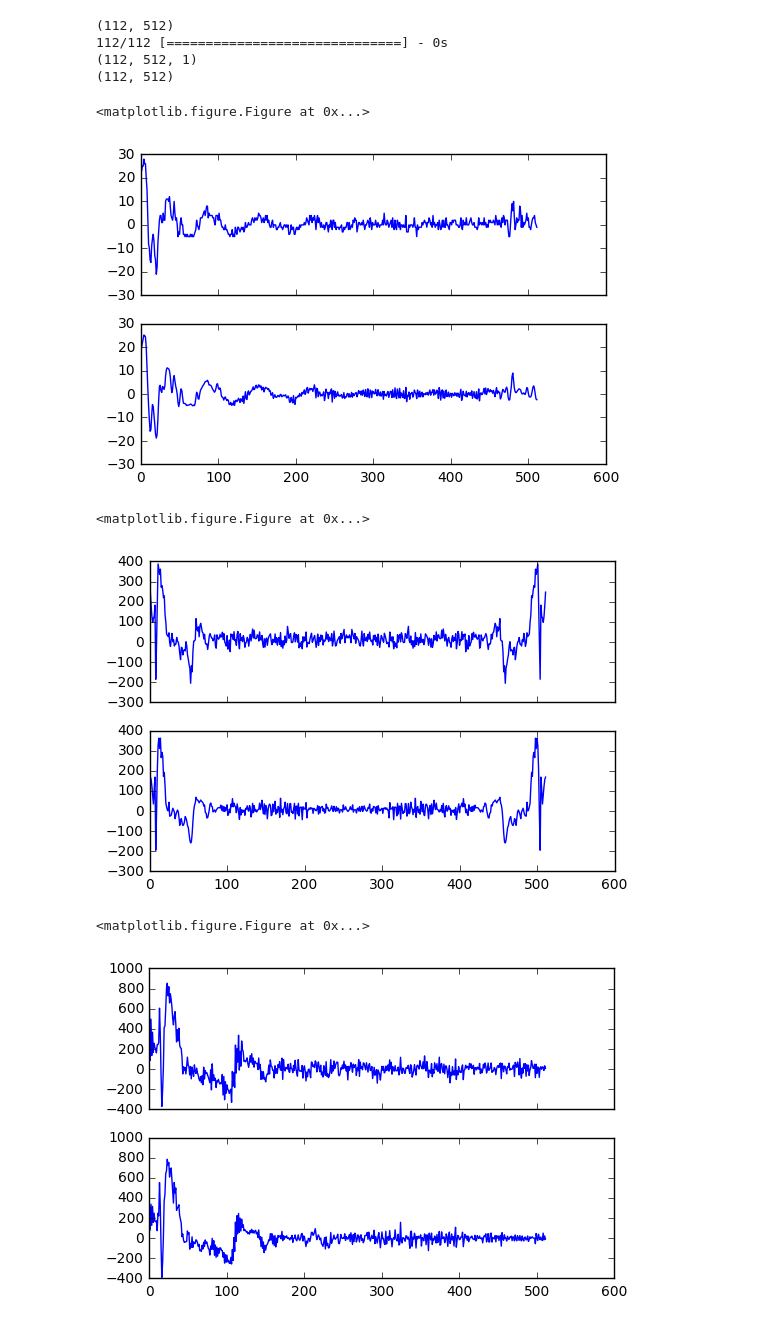
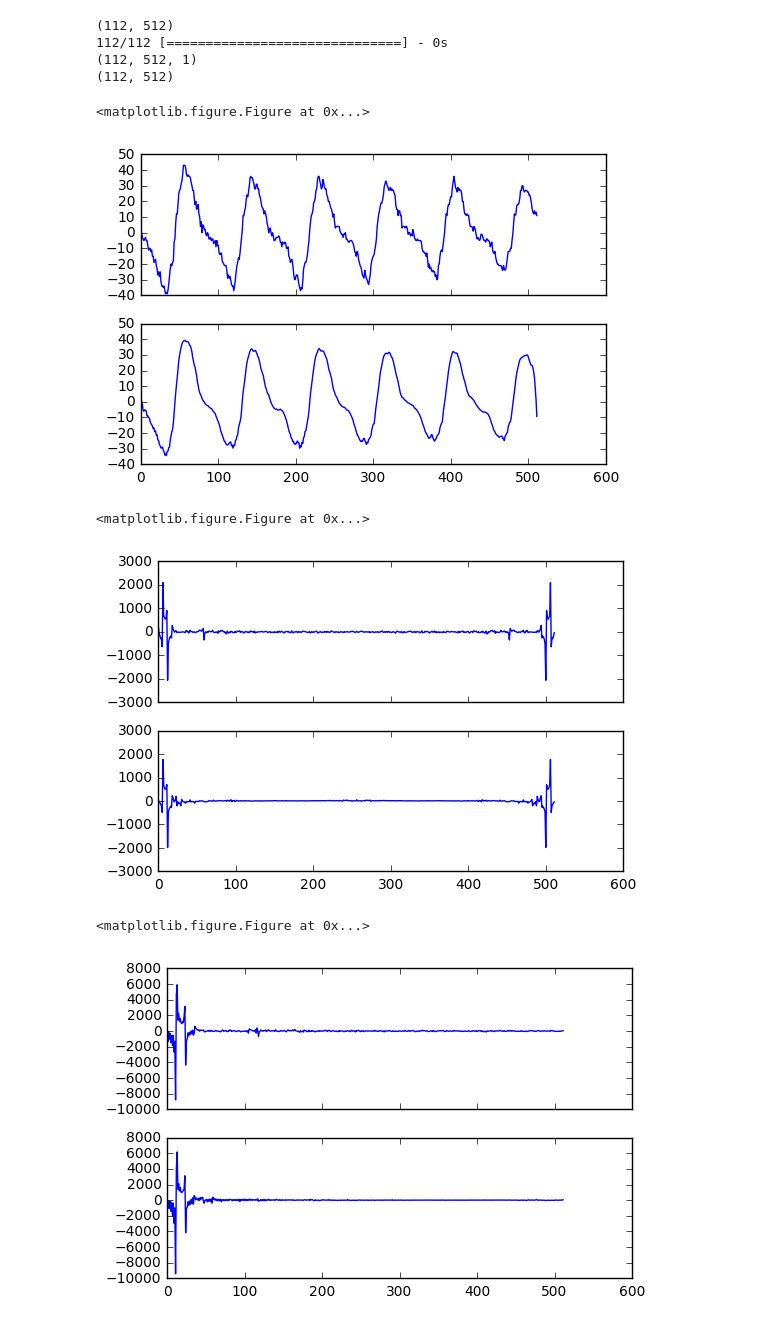
Before and after one commit to sri-kankanahalli/autoencoder-speech-compression, a Jupyter notebook: Regression Autoencoder.ipynb, the cells around one changed output. Saved outputs shown, nothing was run; the diff lists cells and outputs as text; code cells hidden in the pictures.

```diff
--- a/Regression Autoencoder.ipynb
+++ b/Regression Autoencoder.ipynb
@@ -456,0 +424,25 @@ print T.mean(T.sqr(dct_pred - dct_true), axis = 1).eval()
+# %%
+# test phase shift operation from Shi et al. (2016) in 1D
+batch = []
+
+for i in xrange(0, 2):
+    n4 = []
+
+    for j in xrange(0, 8):
+        filt = []
+        for k in xrange(0, 8):
+            filt.append(i * 32 + j * 8 + k)
+        n4.append(filt)
+
+    batch.append(n4)
+
+batch = K.variable(np.array(batch))
+print batch.shape.eval()
+print batch.eval()
+
+n = 2
+x = T.reshape(batch, (batch.shape[0], batch.shape[1], batch.shape[2] / n, n))
+x = T.transpose(x, (0, 1, 3, 2))
+x = T.reshape(x, (batch.shape[0], batch.shape[1] * n, batch.shape[2] / n))
+print x.shape.eval()
+print x.eval()
@@ -834,7 +805,7 @@ def autoencoderTest(waveFilename, prefix, autoencoder, verbose = True):
     desired = unpreprocessWindows(transformed, tparams)
     desired = reconstructFromWindows(desired, OVERLAP_SIZE, OVERLAP_FUNC)
     desired = unpreprocessWaveform(desired, wparams)
-    sciwav.write(prefix + "desired.wav", rate, desired.astype(np.int16))
+    #sciwav.write(prefix + "desired.wav", rate, desired.astype(np.int16))
 
     # then, run NN on transformed windows
     transformed, tparams = preprocessWindows(windows)
@@ -912,7 +883,6 @@ for epoch in range(NUM_EPOCHS):
         # train autoencoder, if discriminator accuracy is greater than 70%
         if (epoch > 0):
             make_trainable(aac_autoencoder, True)
-            #make_trainable(aac_discrim_fft, False)
             make_trainable(aac_discrim_reg, False)
 
             a_y = [batch] * lmult + [np.ones(nbatch)] * ndiscrim
@@ -923,13 +893,7 @@ for epoch in range(NUM_EPOCHS):
         discrim_batch_X = interleave(batch, generated)
         discrim_batch_y = interleave(np.ones(nbatch), np.zeros(nbatch))
 
-        #make_trainable(aac_autoencoder, False)
-        #make_trainable(aac_discrim_fft, True)
-        #make_trainable(aac_discrim_reg, False)
-        #d_loss = aac_discrim_fft.train_on_batch(discrim_batch_X, discrim_batch_y)
-
         make_trainable(aac_autoencoder, False)
-        #make_trainable(aac_discrim_fft, False)
         make_trainable(aac_discrim_reg, True)
         d_loss = aac_discrim_reg.train_on_batch(discrim_batch_X, discrim_batch_y)
 
@@ -985,7 +949,7 @@ for epoch in range(NUM_EPOCHS):
     print lead + "----------------"
 
     print lead + "Evaluating autoencoder..."
-    metrics = autoencoderTest("./SA1.WAV", "SA1_reg_eval_", aac_autoencoder, verbose = False)
+    metrics = autoencoderTest("./SA1.WAV", "SA1_nonres_train_epoch" + str(epoch+1), aac_autoencoder, verbose = False)
 
     print lead + "Max/min desired:", metrics[0], metrics[1]
     print lead + "Max/min recons: ", metrics[2], metrics[3]
@@ -1097,7 +1047,7 @@ from numpy.fft import fft
 
 %matplotlib inline
 x = np.arange(0, desired.shape[1])
-idx = 32
+idx = 23
 
 # 45 is a high-freq thingy
 # 67 is a vowel
@@ -1111,33 +1061,33 @@ recons_dct = scidct(recons[idx])
 '''
 desired_haar = desired[idx].reshape((1, WINDOW_SIZE, 1))
 desired_haar = haar_multilevel(desired_haar, 8)
 recons_haar = recons[idx].reshape((1, WINDOW_SIZE, 1))
 recons_haar = haar_multilevel(recons_haar, 8)
 print desired_haar[:, :4, :].eval()
 print recons_haar[:, :4, :].eval()
 '''
 
 plt.figure()
 fig, (ax1, ax2) = plt.subplots(2, sharex=True, sharey=True)
 ax1.plot(x, desired[idx])
 ax2.plot(x, recons[idx])
 
 plt.figure()
 fig, (ax1, ax2) = plt.subplots(2, sharex=True, sharey=True)
 ax1.plot(x, desired_fft)
 ax2.plot(x, recons_fft)
 
 plt.figure()
 fig, (ax1, ax2) = plt.subplots(2, sharex=True, sharey=True)
 ax1.plot(x, desired_dct)
 ax2.plot(x, recons_dct)
 
 
 plt.show()
 # %% [output]
 <matplotlib.figure.Figure at 0x...>
-[figure, old version]
+[figure, new version]
 <matplotlib.figure.Figure at 0x...>
-[figure, old version]
+[figure, new version]
 <matplotlib.figure.Figure at 0x...>
-[figure, old version]
+[figure, new version]
```
Also changed, not shown: parts of 14 cells of this notebook, 2 other files.
